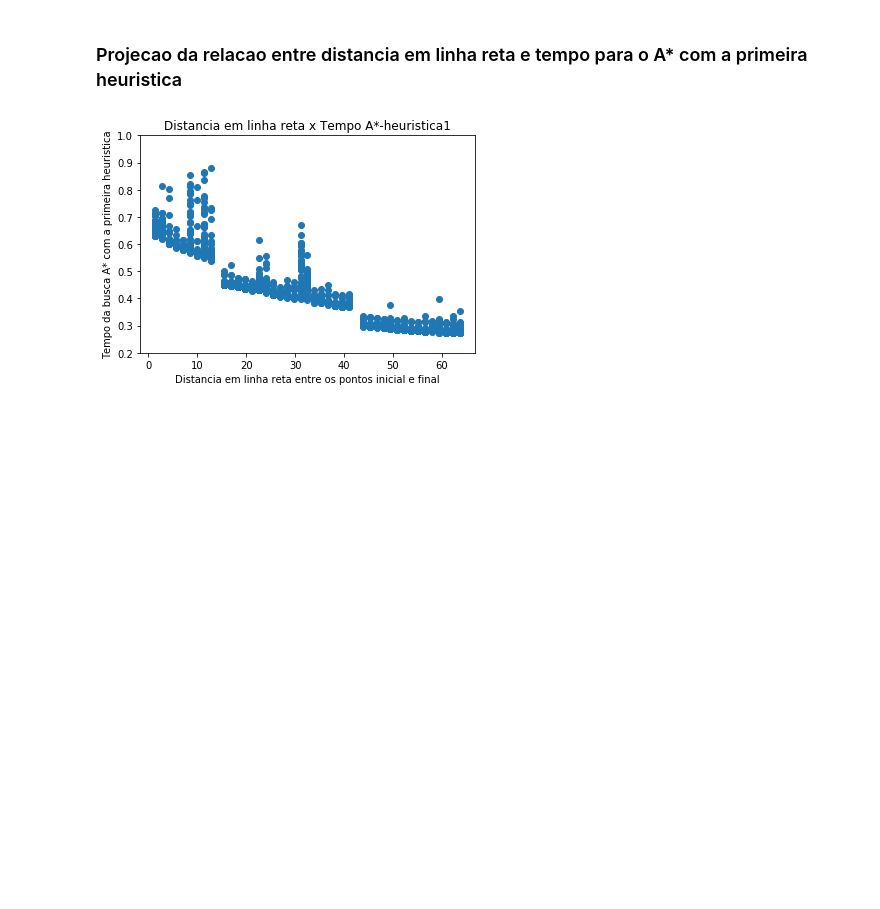
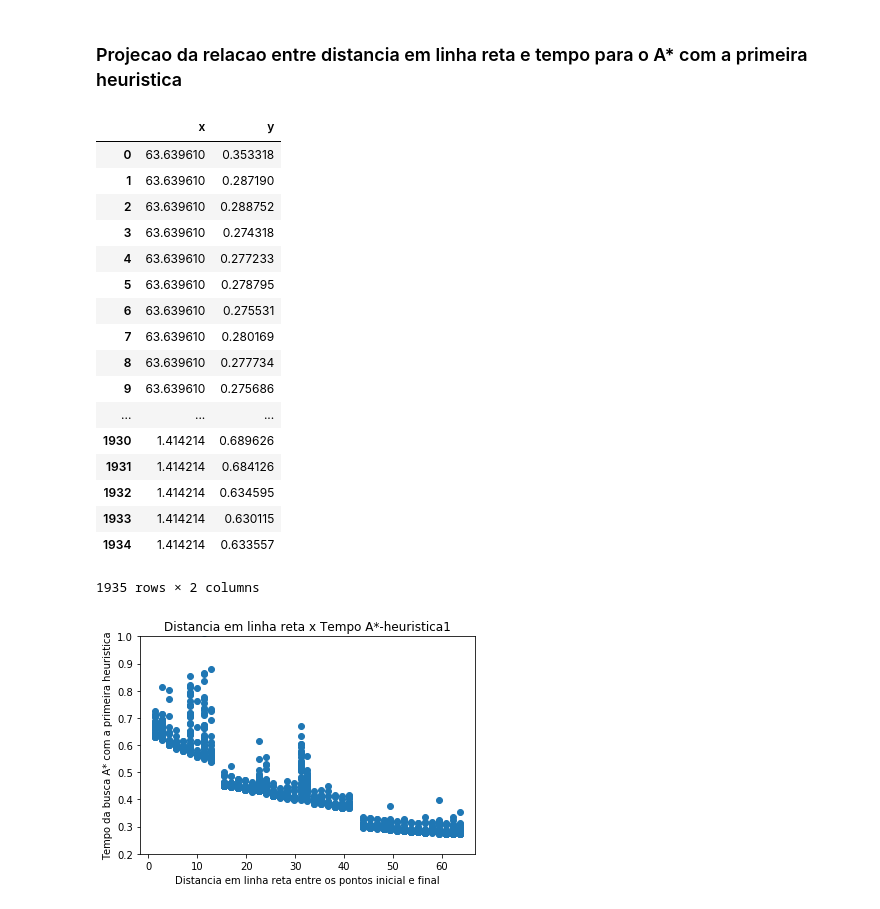
Before and after one commit to luizcartolano2/mc906, a Jupyter notebook: projeto1/proj1-busca-supervisionada.ipynb, the cells around one changed output. Drawn from its saved outputs; the diff is of its cells as text; code cells hidden in the pictures; blank space fills up the shorter version.

```diff
--- a/projeto1/proj1-busca-supervisionada.ipynb
+++ b/projeto1/proj1-busca-supervisionada.ipynb
@@ -215,6 +222,32 @@ for i in range(5,50):
             end = time.time()
             x.append(distancia_linha_reta)
             y.append(end - start)
+# %%
+import pandas as pd
+data = {'x':[], 'y':[]}
+df = pd.DataFrame(data)
+df['x'] = x
+df['y'] = y
+df
+# %% [output]
+|  | x | y |
+| 0 | 63.639610 | 0.353318 |
+| 1 | 63.639610 | 0.287190 |
+| 2 | 63.639610 | 0.288752 |
+| 3 | 63.639610 | 0.274318 |
+| 4 | 63.639610 | 0.277233 |
+| 5 | 63.639610 | 0.278795 |
+| 6 | 63.639610 | 0.275531 |
+| 7 | 63.639610 | 0.280169 |
+| 8 | 63.639610 | 0.277734 |
+| 9 | 63.639610 | 0.275686 |
+| ... | ... | ... |
+| 1930 | 1.414214 | 0.689626 |
+| 1931 | 1.414214 | 0.684126 |
+| 1932 | 1.414214 | 0.634595 |
+| 1933 | 1.414214 | 0.630115 |
+| 1934 | 1.414214 | 0.633557 |
+1935 rows × 2 columns
 # %%
 fig = plt.figure()
 plt.scatter(x,y)
```
Also changed, not shown: parts of 15 cells of this notebook.
